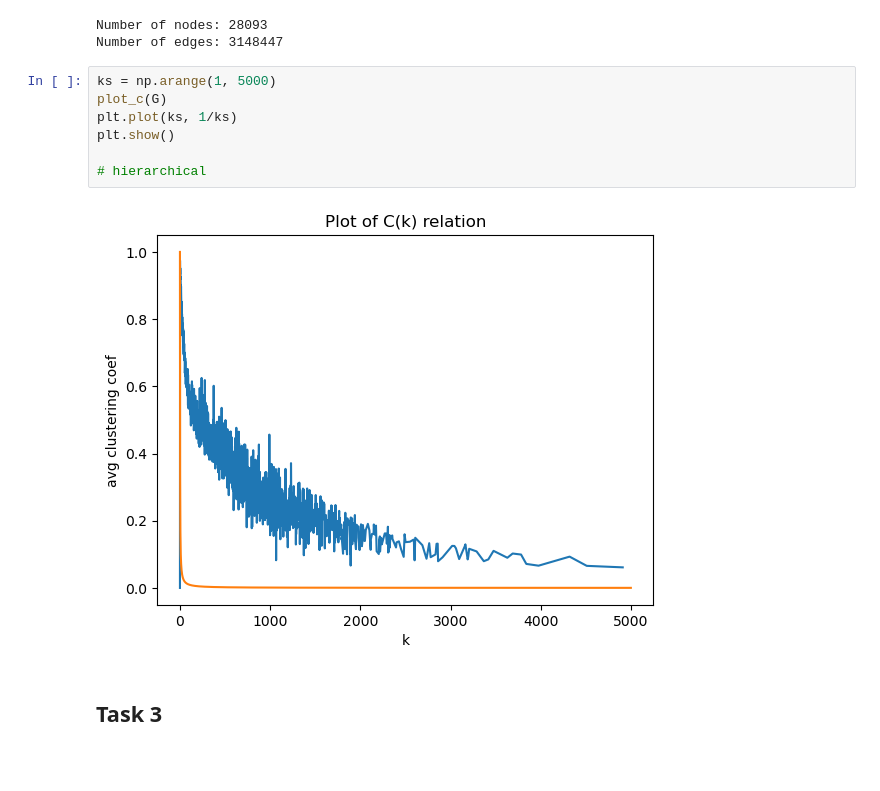
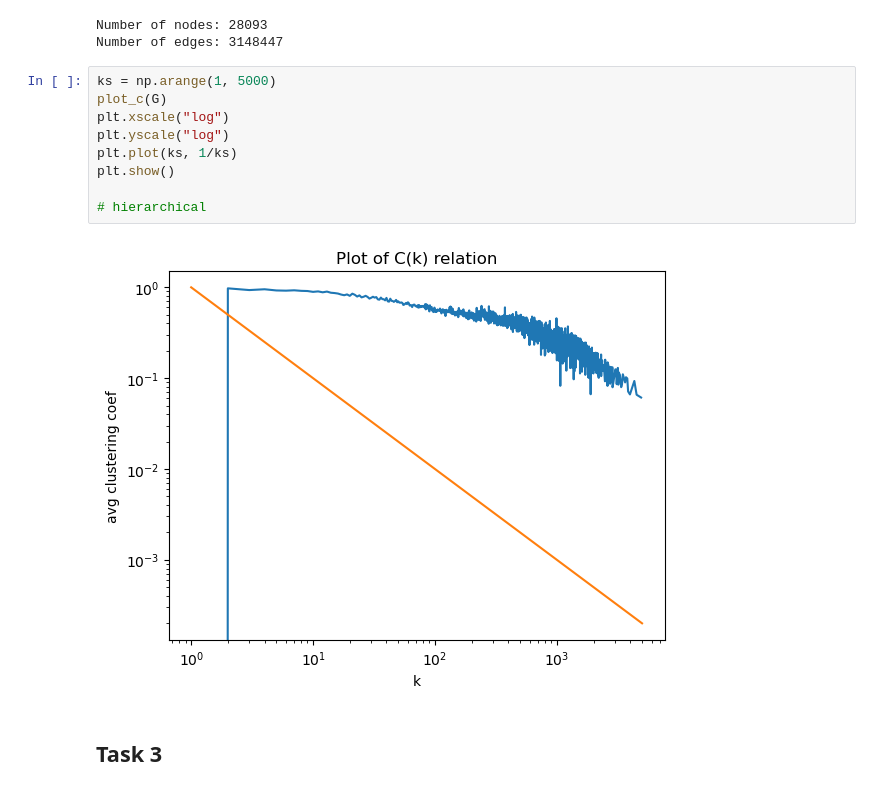
Before and after one commit to kubek22/SNARS, a Jupyter notebook: project8/project8.ipynb, the cells around one changed output. Cells and saved outputs as stored; diff of their text form; blank space fills up the shorter version.

```diff
--- a/project8/project8.ipynb
+++ b/project8/project8.ipynb
@@ -107,12 +109,14 @@ Number of edges: 3148447
 # %%
 ks = np.arange(1, 5000)
 plot_c(G)
+plt.xscale("log")
+plt.yscale("log")
 plt.plot(ks, 1/ks)
 plt.show()
 
 # hierarchical
 # %% [output]
-[figure, old version]
+[figure, new version]
 # %% [markdown]
 ## Task 3
 # %%
```
Also changed, not shown: parts of 2 cells of this notebook.
